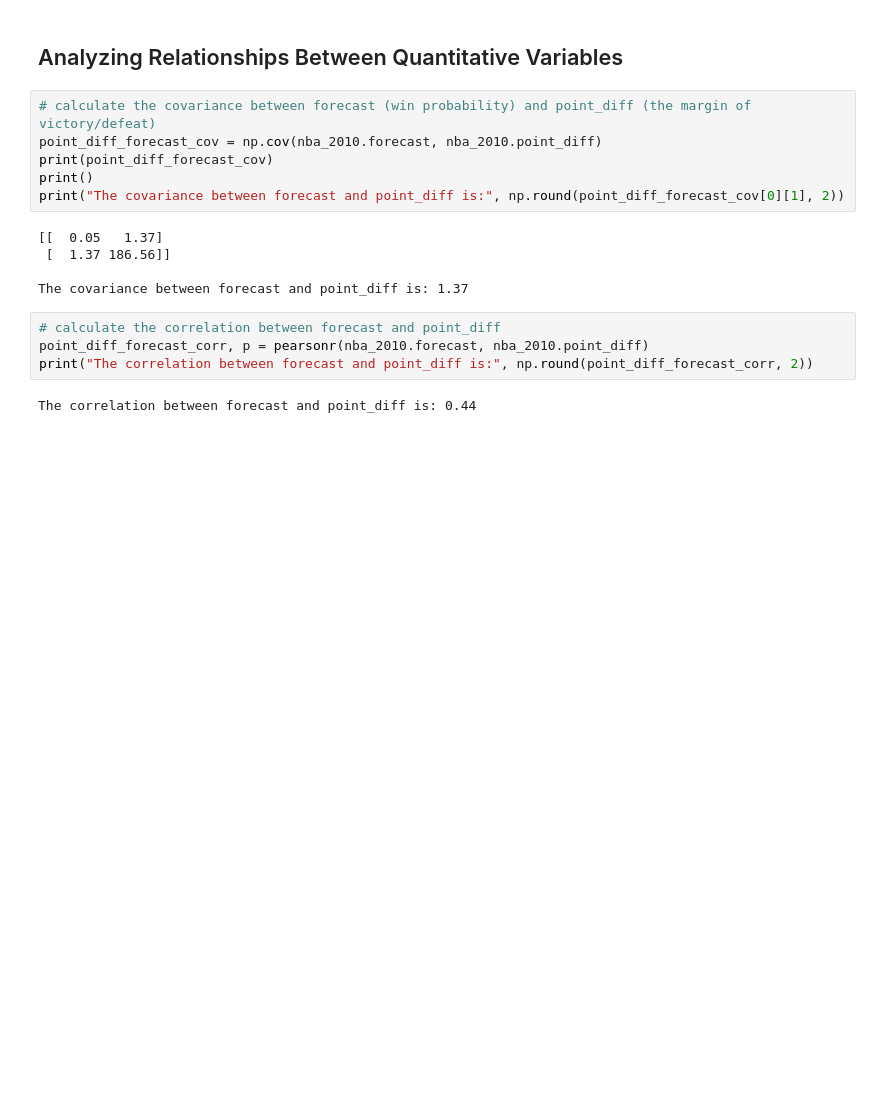
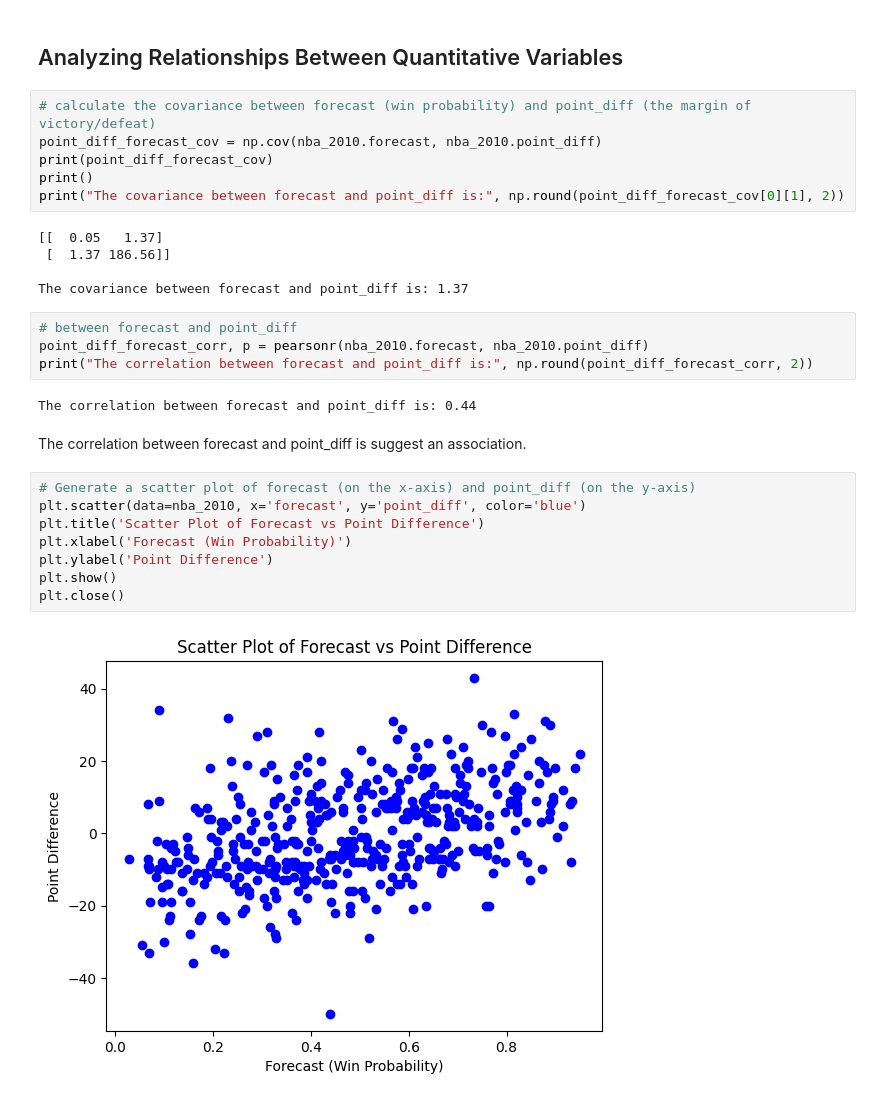
Before and after one commit to 7086600/nba_trends, a Jupyter notebook: nba_trends_project.ipynb, the cells around one changed output. Drawn from its saved outputs; the diff is of its cells as text; blank space fills up the shorter version.

Commit message:
scatter plot

```diff
--- a/nba_trends_project.ipynb
+++ b/nba_trends_project.ipynb
@@ -222,8 +222,20 @@ print("The covariance between forecast and point_diff is:", np.round(point_diff_
 
 The covariance between forecast and point_diff is: 1.37
 # %%
-# calculate the correlation between forecast and point_diff
+# between forecast and point_diff
 point_diff_forecast_corr, p = pearsonr(nba_2010.forecast, nba_2010.point_diff)
 print("The correlation between forecast and point_diff is:", np.round(point_diff_forecast_corr, 2))
 # %% [output]
 The correlation between forecast and point_diff is: 0.44
+# %% [markdown]
+The correlation between forecast and point_diff is suggest an association.
+# %%
+# Generate a scatter plot of forecast (on the x-axis) and point_diff (on the y-axis)
+plt.scatter(data=nba_2010, x='forecast', y='point_diff', color='blue')
+plt.title('Scatter Plot of Forecast vs Point Difference')
+plt.xlabel('Forecast (Win Probability)')
+plt.ylabel('Point Difference')
+plt.show()
+plt.close()
+# %% [output]
+[figure, added]
```
